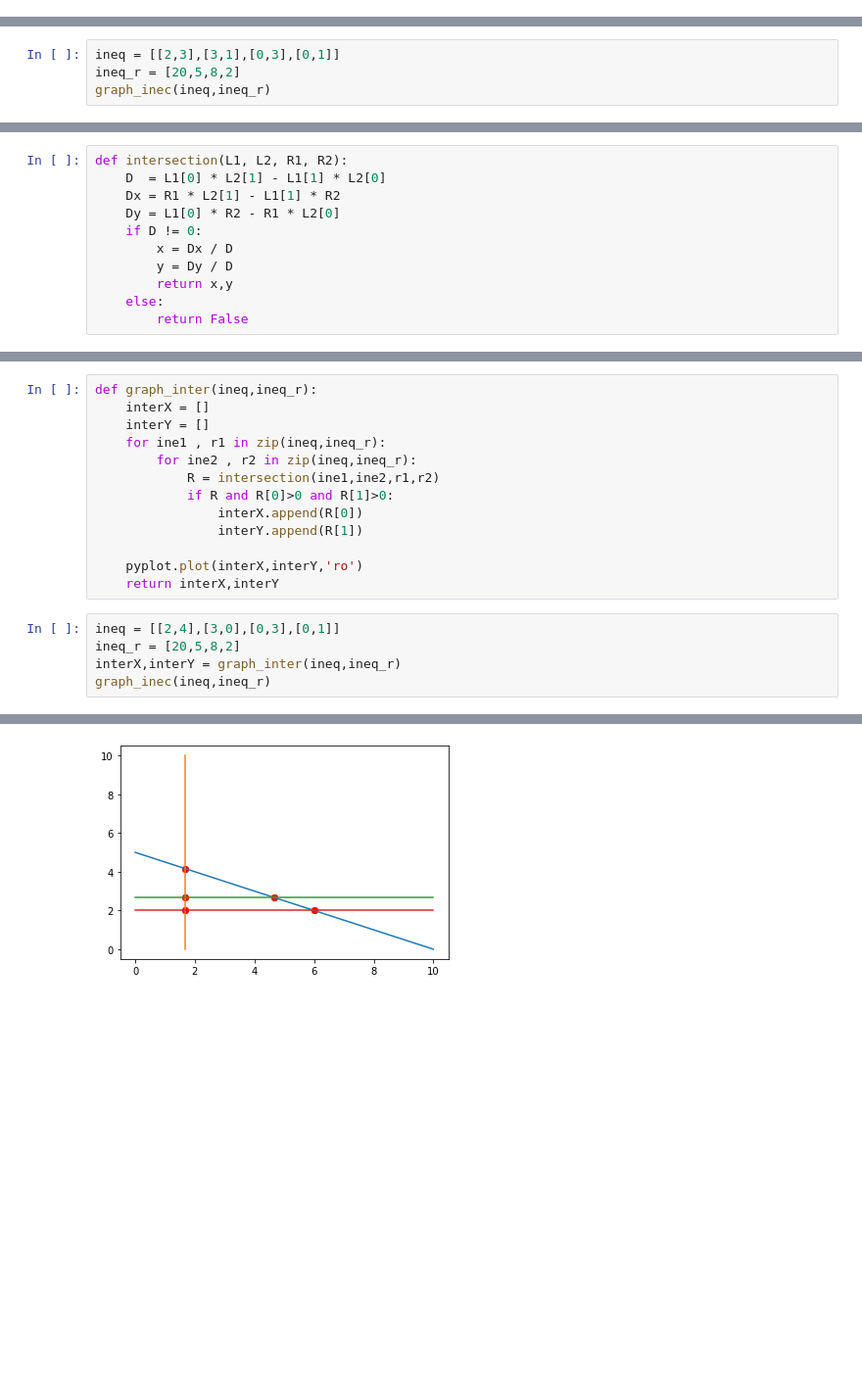
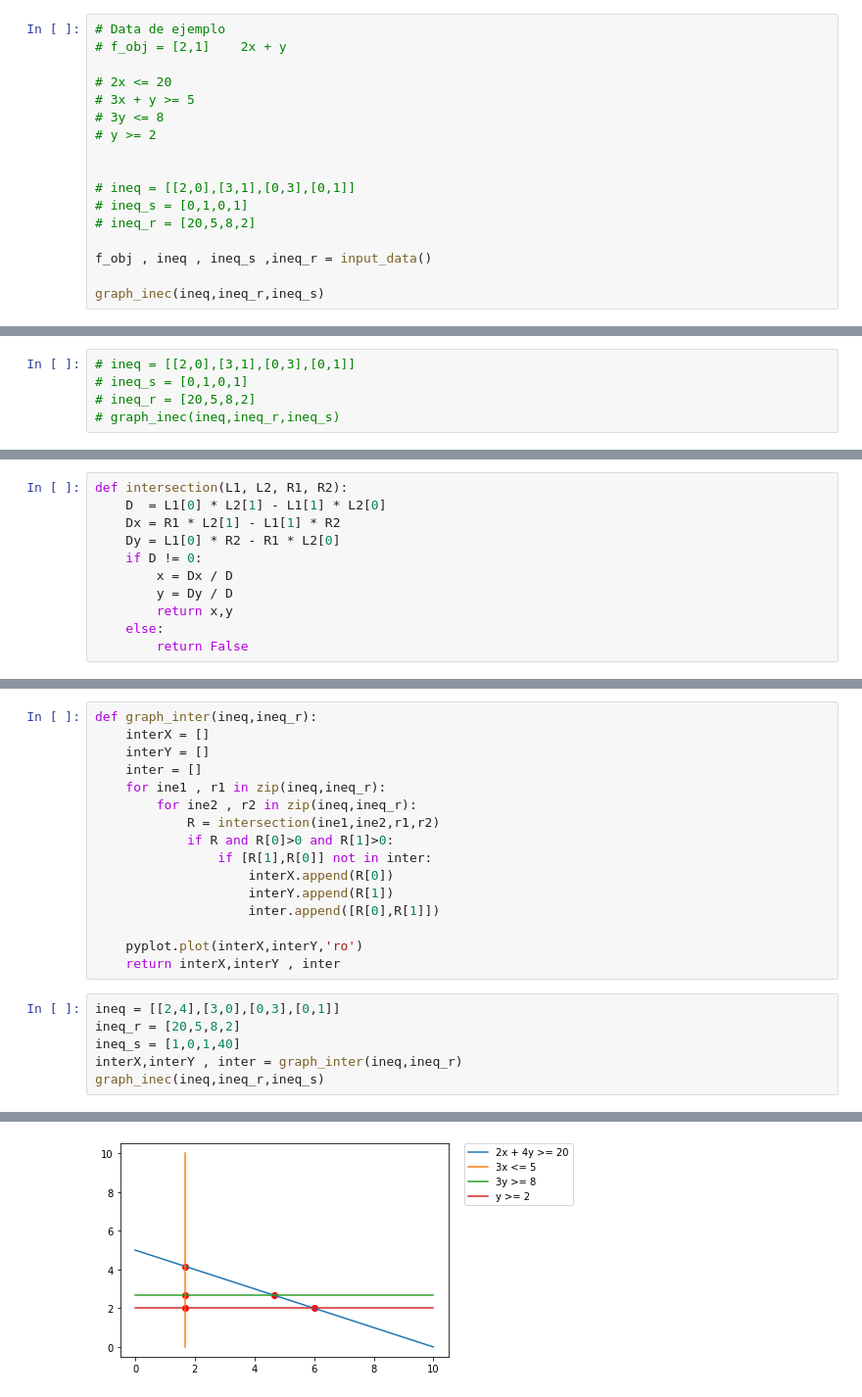
Before and after one commit to Frany-oss/Trabajo-Final-Algebra-Lineal, a Jupyter notebook: LinearProgramming.ipynb, the cells around one changed output, grey strips where cells are left out. Shown at 98% size. Cells and saved outputs as stored; diff of their text form; blank space fills up the shorter version.

```diff
--- a/LinearProgramming.ipynb
+++ b/LinearProgramming.ipynb
@@ -26,0 +120,17 @@ def graph_inec(ineq,ineq_r):
+# %%
+# Data de ejemplo
+# f_obj = [2,1]    2x + y
+
+# 2x <= 20
+# 3x + y >= 5
+# 3y <= 8
+# y >= 2
+
+
+# ineq = [[2,0],[3,1],[0,3],[0,1]]
+# ineq_s = [0,1,0,1]
+# ineq_r = [20,5,8,2]
+
+f_obj , ineq , ineq_s ,ineq_r = input_data()
+
+graph_inec(ineq,ineq_r,ineq_s)
@@ -27,5 +149,6 @@ def graph_inec(ineq,ineq_r):
 # %%
-ineq = [[2,3],[3,1],[0,3],[0,1]]
-ineq_r = [20,5,8,2]
-graph_inec(ineq,ineq_r)
+# ineq = [[2,0],[3,1],[0,3],[0,1]]
+# ineq_s = [0,1,0,1]
+# ineq_r = [20,5,8,2]
+# graph_inec(ineq,ineq_r,ineq_s)
 # %% [output]
@@ -60,18 +192,22 @@ pyplot.plot(R[0],R[1],'ro')
 def graph_inter(ineq,ineq_r):
     interX = []
     interY = []
+    inter = []
     for ine1 , r1 in zip(ineq,ineq_r):
         for ine2 , r2 in zip(ineq,ineq_r):
             R = intersection(ine1,ine2,r1,r2)
             if R and R[0]>0 and R[1]>0:
-                interX.append(R[0])
-                interY.append(R[1])
+                if [R[1],R[0]] not in inter:
+                    interX.append(R[0])
+                    interY.append(R[1])
+                    inter.append([R[0],R[1]])
 
     pyplot.plot(interX,interY,'ro')
-    return interX,interY
+    return interX,interY , inter
 # %%
 ineq = [[2,4],[3,0],[0,3],[0,1]]
 ineq_r = [20,5,8,2]
-interX,interY = graph_inter(ineq,ineq_r)
-graph_inec(ineq,ineq_r)
+ineq_s = [1,0,1,40]
+interX,interY , inter = graph_inter(ineq,ineq_r)
+graph_inec(ineq,ineq_r,ineq_s)
 # %% [output]
@@ -78 +218 @@ graph_inec(ineq,ineq_r)
-[figure, old version]
+[figure, new version]
```
Also changed, not shown: parts of 18 cells of this notebook.
